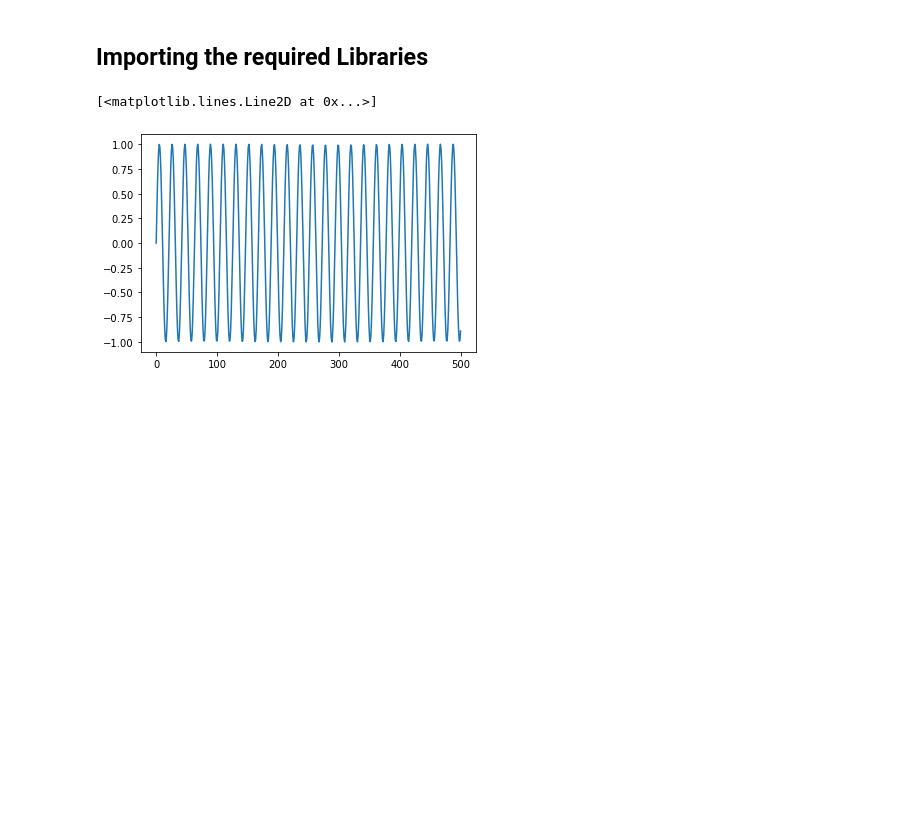
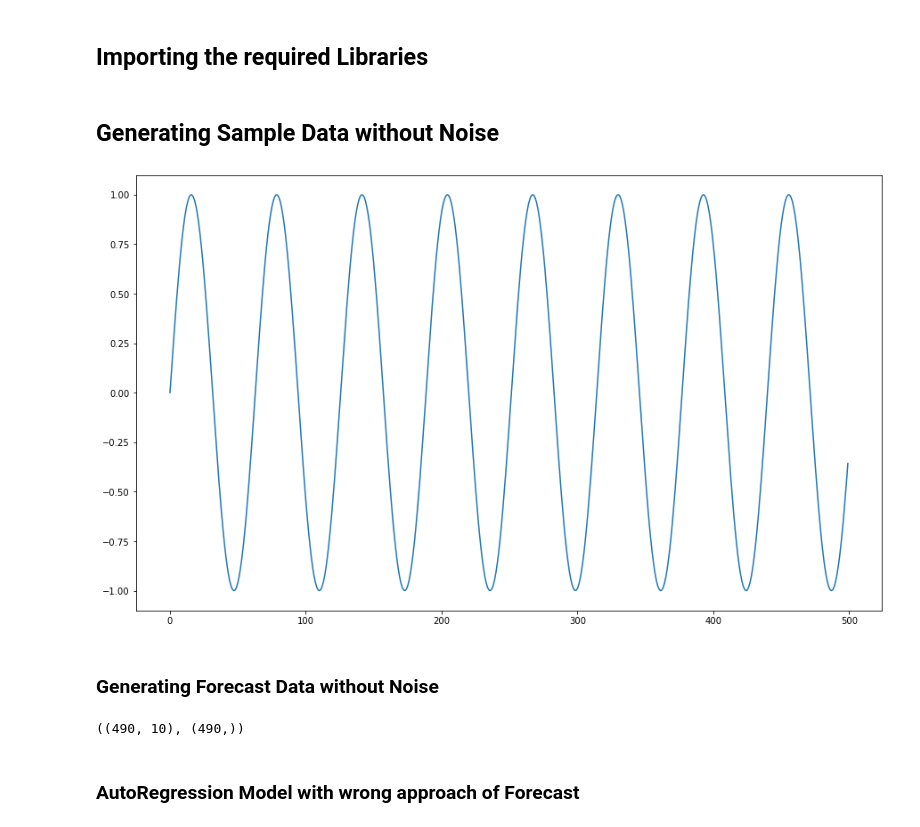
Before and after one commit to HarshitDawar55/Machine_And_Deep_Learning, a Jupyter notebook: Projects/Deep_Learning_Projects/AutoRegressor-Model-RNN-Basics/AutoRegressor Model.ipynb, the cells around one changed output. Drawn from its saved outputs; the diff is of its cells as text; code cells hidden in the pictures; blank space fills up the shorter version.

Commit message:
Created AutoRegressor Model for wrong approach!

```diff
--- a/Projects/Deep_Learning_Projects/AutoRegressor-Model-RNN-Basics/AutoRegressor Model.ipynb
+++ b/Projects/Deep_Learning_Projects/AutoRegressor-Model-RNN-Basics/AutoRegressor Model.ipynb
@@ -11,10 +11,14 @@ from tensorflow.keras.layers import Input, Flatten
 from tensorflow.keras.models import Model
 from tensorflow.keras.optimizers import Adam
+# %% [markdown]
+## Generating Sample Data without Noise
 # %%
-timeSeriesData = np.sin(0.3 * np.arange(500))
+timeSeriesData = np.sin(0.1 * np.arange(500))
-# %%
-plt.plot(timeSeriesData)
-pl
-# %% [output]
-[<matplotlib.lines.Line2D at 0x...>]
-[figure, removed]
+# %%
+plt.figure(figsize = (15, 9))
+plt.plot(timeSeriesData)
+plt.show()
+# %% [output]
+[figure, added]
+# %% [markdown]
+### Generating Forecast Data without Noise
@@ -20,0 +35,6 @@ pl
+# %%
+data.shape, forecast.shape
+# %% [output]
+((490, 10), (490,))
+# %% [markdown]
+### AutoRegression Model with wrong approach of Forecast
```
Also changed, not shown: parts of 5 cells of this notebook.
